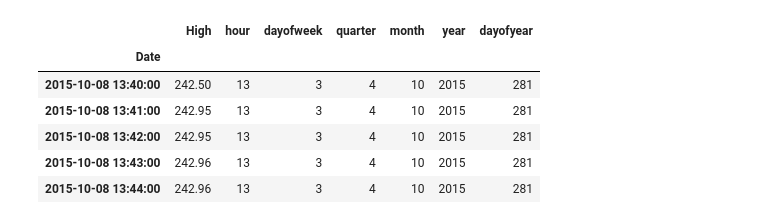
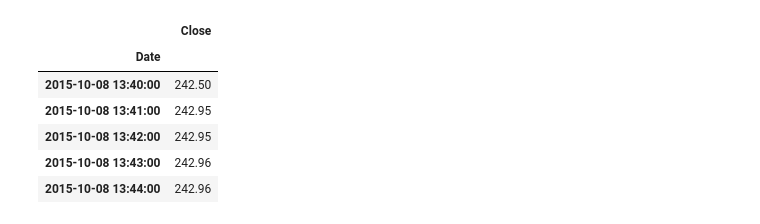
Before and after one commit to bryancastillo10/Machine-Learning-Projects, a Jupyter notebook: bitcoin.ipynb, the cells around one changed output. Saved outputs shown, nothing was run; the diff lists cells and outputs as text; code cells hidden in the pictures.

```diff
--- a/bitcoin.ipynb
+++ b/bitcoin.ipynb
@@ -27,7 +29,6 @@ df.head()
 # %%
 df = df.sort_values(by='Timestamp')
 df['Date'] = pd.to_datetime(df['Date'],format= '%Y-%m-%d %H:%M:%S')
-df = df.set_index('Date')
 
 df.columns
 # %% [output]
@@ -50,0 +41,3 @@ memory usage: 57.5 MB
+# %%
+price_df = pd.DataFrame(df[['Date','Close']])
+price_df.info()
@@ -96,0 +60,3 @@ df_time = time_features(high_df)
+# %%
+price_df = price_df.groupby('Date')
+price_df = pd.DataFrame(price_df['Close'].mean())
@@ -97,10 +157,10 @@ df_time = time_features(high_df)
 # %%
-df_time.head()
+price_df.head()
 # %% [output]
-|  | High | hour | dayofweek | quarter | month | year | dayofyear |
-| Date |  |  |  |  |  |  |  |
-| 2015-10-08 13:40:00 | 242.50 | 13 | 3 | 4 | 10 | 2015 | 281 |
-| 2015-10-08 13:41:00 | 242.95 | 13 | 3 | 4 | 10 | 2015 | 281 |
-| 2015-10-08 13:42:00 | 242.95 | 13 | 3 | 4 | 10 | 2015 | 281 |
-| 2015-10-08 13:43:00 | 242.96 | 13 | 3 | 4 | 10 | 2015 | 281 |
-| 2015-10-08 13:44:00 | 242.96 | 13 | 3 | 4 | 10 | 2015 | 281 |
+|  | Close |
+| Date |  |
+| 2015-10-08 13:40:00 | 242.50 |
+| 2015-10-08 13:41:00 | 242.95 |
+| 2015-10-08 13:42:00 | 242.95 |
+| 2015-10-08 13:43:00 | 242.96 |
+| 2015-10-08 13:44:00 | 242.96 |
```
Also changed, not shown: parts of 28 cells of this notebook, 1 other file.
